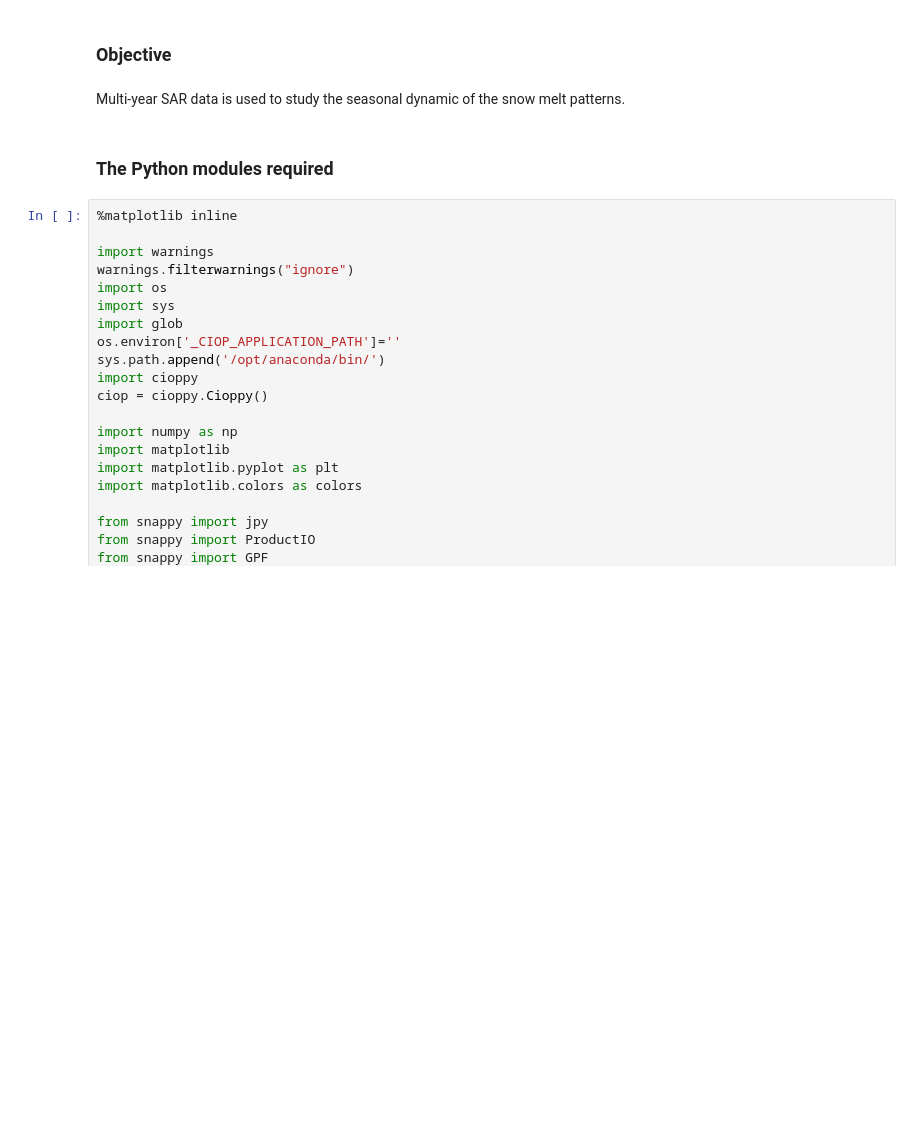
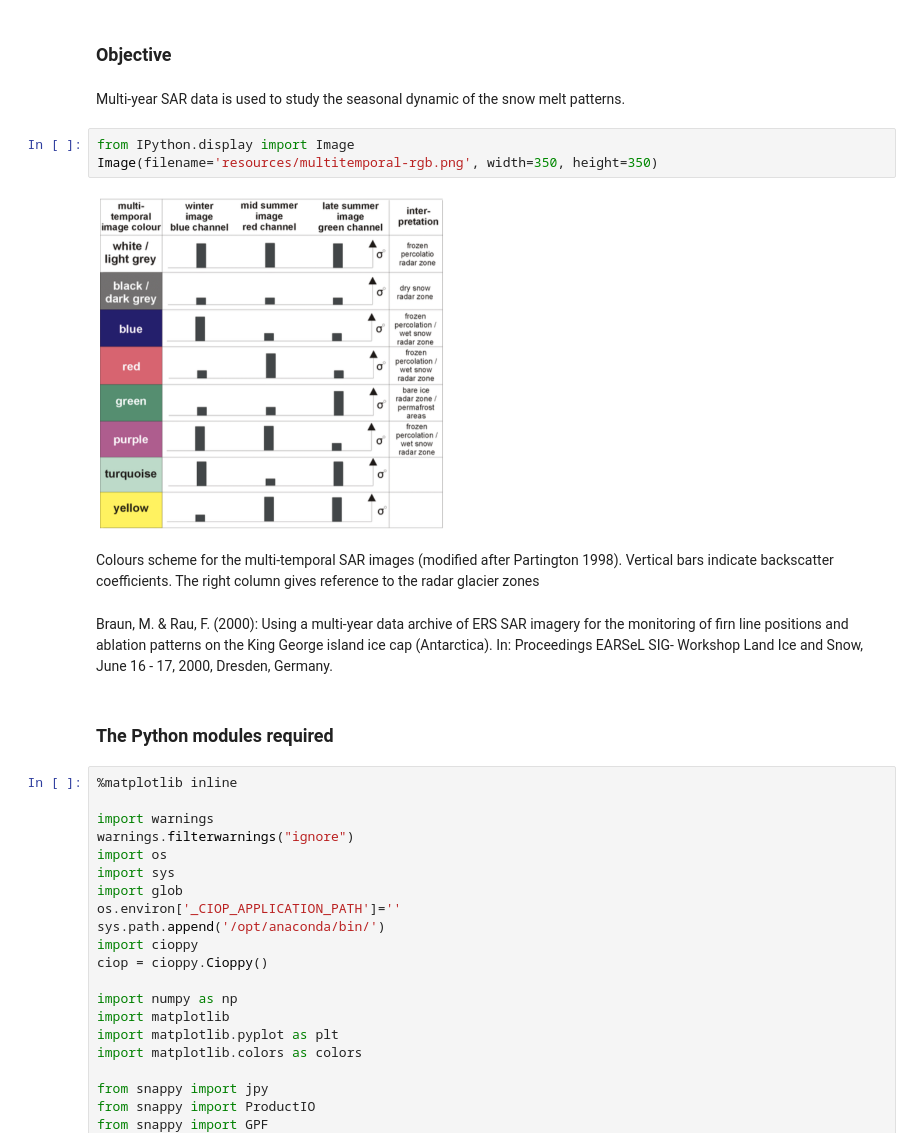
Before and after one commit to ec-intaros/polarstern, a Jupyter notebook: 05-multitemporal-rgb-2018.ipynb, the cells around one changed output. Cells and saved outputs as stored; diff of their text form; blank space fills up the shorter version.

```diff
--- a/05-multitemporal-rgb-2018.ipynb
+++ b/05-multitemporal-rgb-2018.ipynb
@@ -4,6 +4,15 @@
 ### Objective
 # %% [markdown]
 Multi-year SAR data is used to study the seasonal dynamic of the snow melt patterns.
+# %%
+from IPython.display import Image
+Image(filename='resources/multitemporal-rgb.png', width=350, height=350)
+# %% [output]
+[figure, added]
+# %% [markdown]
+Colours scheme for the multi-temporal SAR images (modified after Partington 1998). Vertical bars indicate backscatter coefficients. The right column gives reference to the radar glacier zones
+# %% [markdown]
+Braun, M. & Rau, F. (2000): Using a multi-year data archive of ERS SAR imagery for the monitoring of firn line positions and ablation patterns on the King George island ice cap (Antarctica). In: Proceedings EARSeL SIG- Workshop Land Ice and Snow, June 16 - 17, 2000, Dresden, Germany.
 # %% [markdown]
 ### The Python modules required
 # %%
```
Also changed, not shown: 4 other files.
